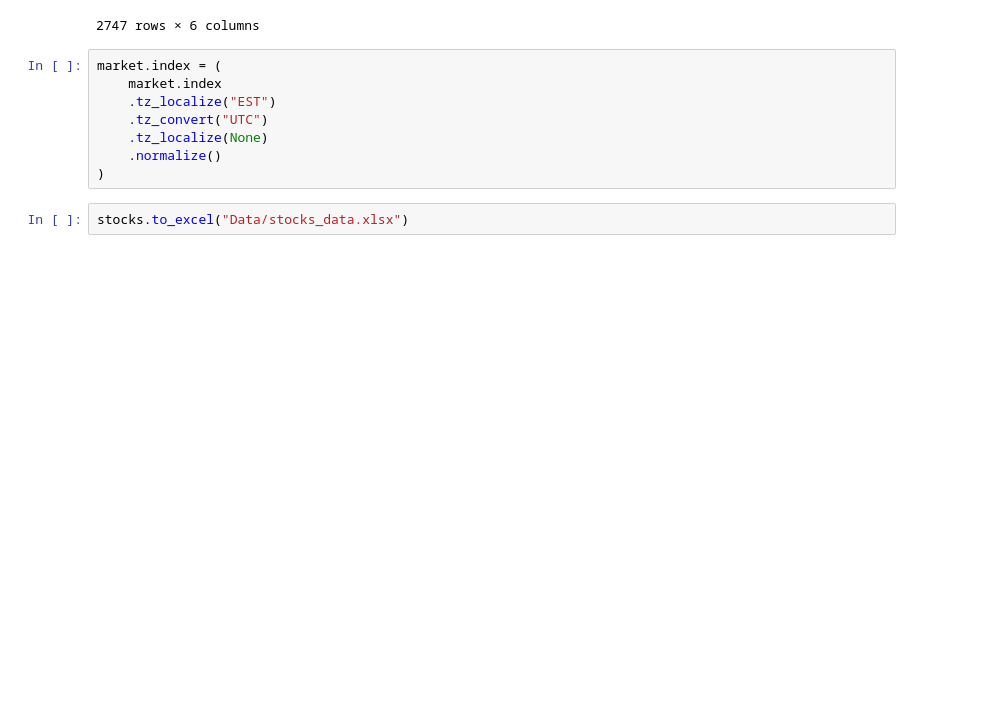
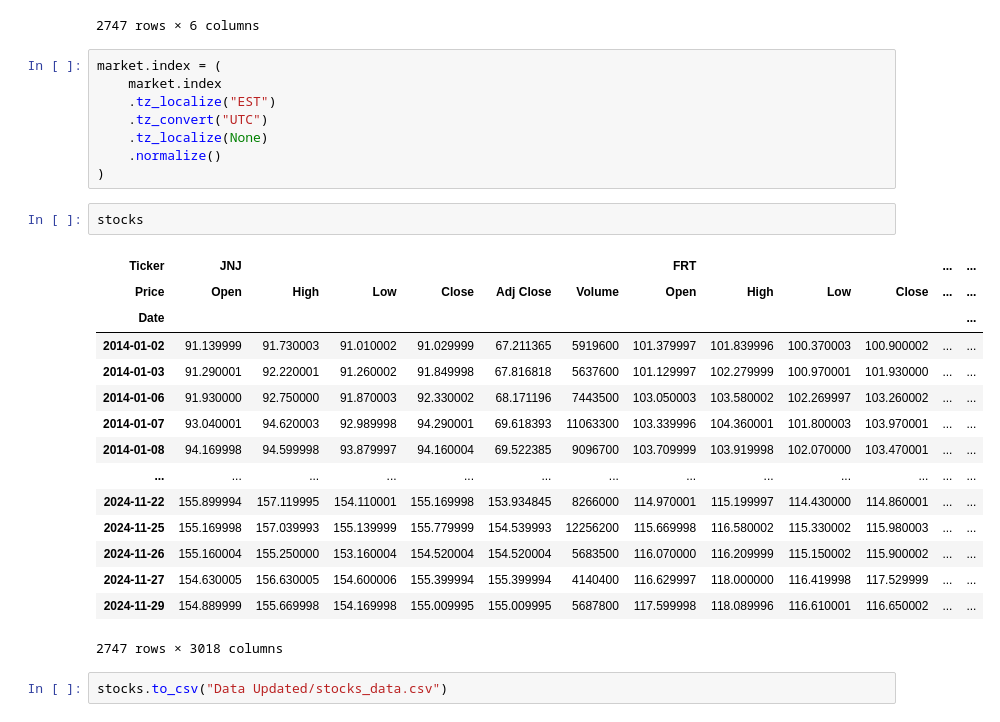
Before and after one commit to saltedpotato/QF634_Research_Methods, a Jupyter notebook: clean_data.ipynb, the cells around one changed output. Cells and saved outputs as stored; diff of their text form; blank space fills up the shorter version.

```diff
--- a/clean_data.ipynb
+++ b/clean_data.ipynb
@@ -376,5 +326,23 @@ market.index = (
     .tz_localize(None)
     .normalize()
 )
+# %%
+stocks
+# %% [output]
+| Ticker | JNJ |  |  |  |  |  | FRT |  |  |  | ... | ... |
+| Price | Open | High | Low | Close | Adj Close | Volume | Open | High | Low | Close | ... | ... |
+| Date |  |  |  |  |  |  |  |  |  |  |  | ... |
+| 2014-01-02 | 91.139999 | 91.730003 | 91.010002 | 91.029999 | 67.211365 | 5919600 | 101.379997 | 101.839996 | 100.370003 | 100.900002 | ... | ... |
+| 2014-01-03 | 91.290001 | 92.220001 | 91.260002 | 91.849998 | 67.816818 | 5637600 | 101.129997 | 102.279999 | 100.970001 | 101.930000 | ... | ... |
+| 2014-01-06 | 91.930000 | 92.750000 | 91.870003 | 92.330002 | 68.171196 | 7443500 | 103.050003 | 103.580002 | 102.269997 | 103.260002 | ... | ... |
+| 2014-01-07 | 93.040001 | 94.620003 | 92.989998 | 94.290001 | 69.618393 | 11063300 | 103.339996 | 104.360001 | 101.800003 | 103.970001 | ... | ... |
+| 2014-01-08 | 94.169998 | 94.599998 | 93.879997 | 94.160004 | 69.522385 | 9096700 | 103.709999 | 103.919998 | 102.070000 | 103.470001 | ... | ... |
+| ... | ... | ... | ... | ... | ... | ... | ... | ... | ... | ... | ... | ... |
+| 2024-11-22 | 155.899994 | 157.119995 | 154.110001 | 155.169998 | 153.934845 | 8266000 | 114.970001 | 115.199997 | 114.430000 | 114.860001 | ... | ... |
+| 2024-11-25 | 155.169998 | 157.039993 | 155.139999 | 155.779999 | 154.539993 | 12256200 | 115.669998 | 116.580002 | 115.330002 | 115.980003 | ... | ... |
+| 2024-11-26 | 155.160004 | 155.250000 | 153.160004 | 154.520004 | 154.520004 | 5683500 | 116.070000 | 116.209999 | 115.150002 | 115.900002 | ... | ... |
+| 2024-11-27 | 154.630005 | 156.630005 | 154.600006 | 155.399994 | 155.399994 | 4140400 | 116.629997 | 118.000000 | 116.419998 | 117.529999 | ... | ... |
+| 2024-11-29 | 154.889999 | 155.669998 | 154.169998 | 155.009995 | 155.009995 | 5687800 | 117.599998 | 118.089996 | 116.610001 | 116.650002 | ... | ... |
+2747 rows × 3018 columns
 # %%
-stocks.to_excel("Data/stocks_data.xlsx")
+stocks.to_csv("Data Updated/stocks_data.csv")
```
Also changed, not shown: parts of 48 cells of this notebook, 15 other files.
